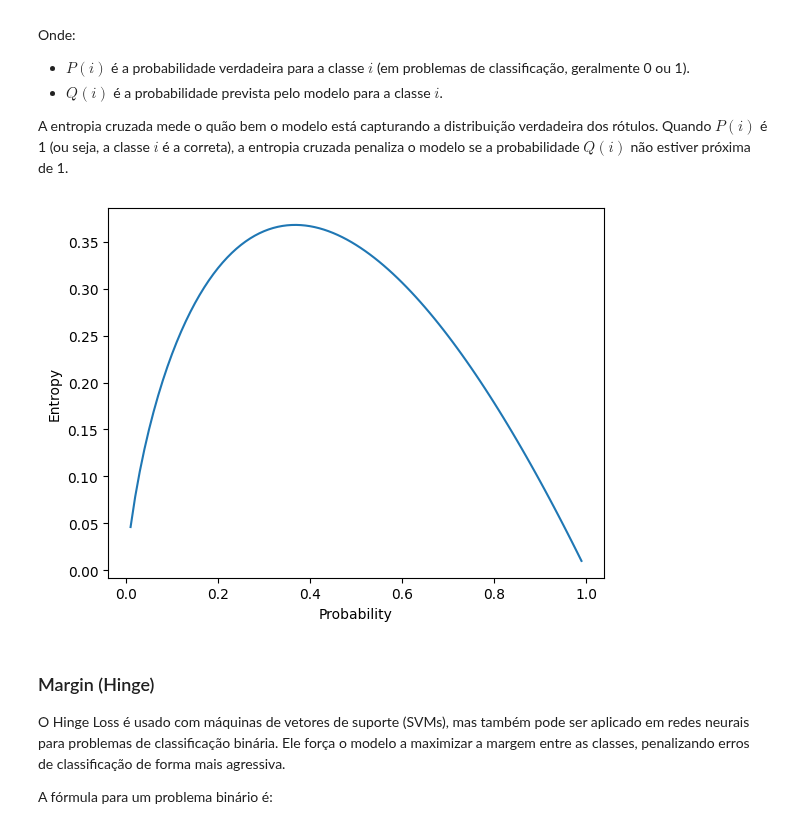
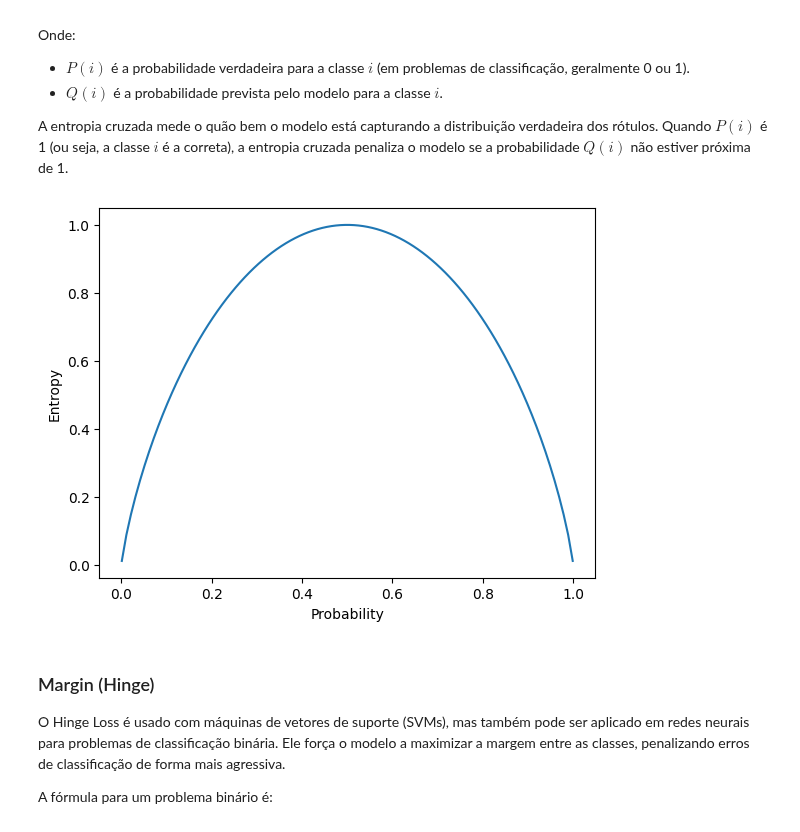
Before and after one commit to vhrique/anne_ptbr, a Jupyter notebook: 02_Paradigmas_Aprendizagem.ipynb, the cells around one changed output. Saved outputs shown, nothing was run; the diff lists cells and outputs as text; code cells hidden in the pictures.

```diff
--- a/02_Paradigmas_Aprendizagem.ipynb
+++ b/02_Paradigmas_Aprendizagem.ipynb
@@ -412,18 +428,18 @@ Onde:
 A entropia cruzada mede o quão bem o modelo está capturando a distribuição verdadeira dos rótulos.
 Quando $P(i)$ é 1 (ou seja, a classe $𝑖$ é a correta), a entropia cruzada penaliza o modelo se a probabilidade $𝑄(i)$ não estiver próxima de 1.
 # %%
-probabilities = torch.linspace(0.01,0.99,99)
+probabilities = torch.linspace(0.001,0.999,100)
 
-entropy = [-1 * probabilities[i] * torch.log(probabilities[i]) for i in range(len(probabilities))]
+entropy = [(-prob * torch.log2(prob)) - ((1-prob) * torch.log2(1 - prob)) for prob in probabilities]
 
 plt.plot(probabilities, entropy)
 
 plt.ylabel('Entropy')
 plt.xlabel('Probability')
 
 plt.show()
 # %% [output]
-[figure, old version]
+[figure, new version]
 # %% [markdown]
 ### Margin (Hinge)
 
```
Also changed, not shown: parts of 5 cells of this notebook.
